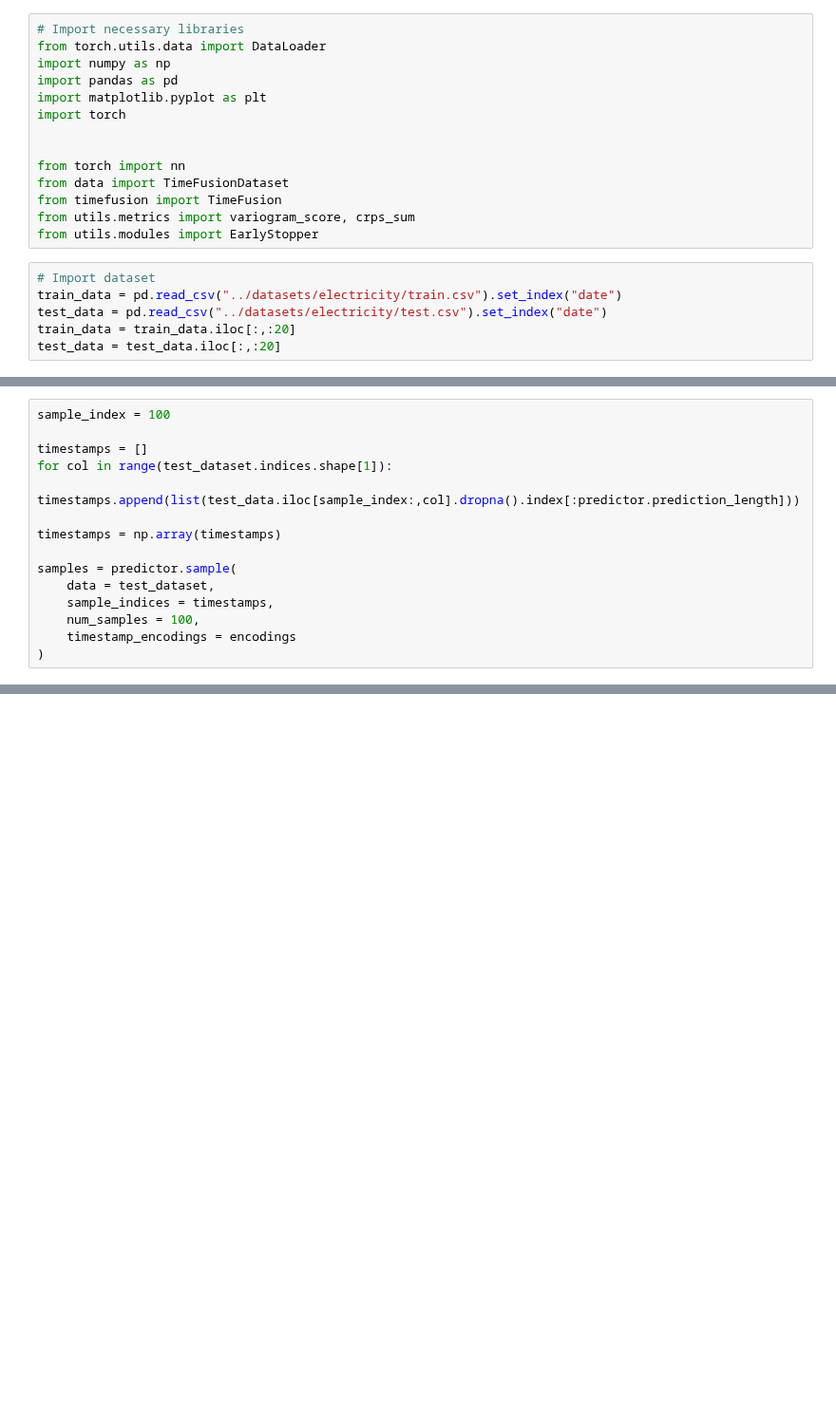
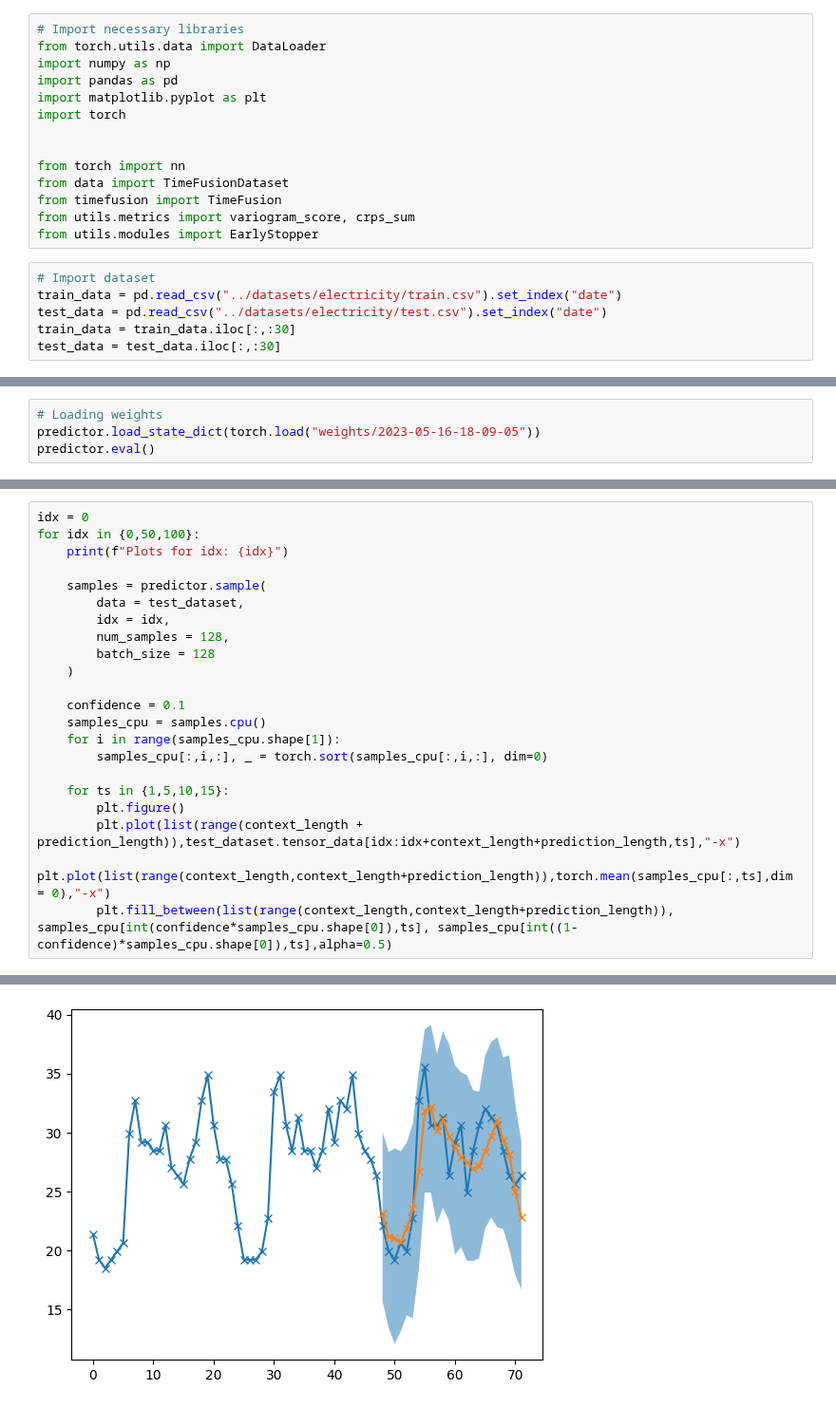
Before and after one commit to EdvardJSHolen/Final-Year-Project, a Jupyter notebook: TimeFusion/electricity.ipynb, the cells around one changed output, grey strips where cells are left out. Shown at 95% size. Cells and saved outputs as stored; diff of their text form; blank space fills up the shorter version.

```diff
--- a/TimeFusion/electricity.ipynb
+++ b/TimeFusion/electricity.ipynb
@@ -16,8 +16,8 @@ from utils.modules import EarlyStopper
 # Import dataset
 train_data = pd.read_csv("../datasets/electricity/train.csv").set_index("date")
 test_data = pd.read_csv("../datasets/electricity/test.csv").set_index("date")
-train_data = train_data.iloc[:,:20]
-test_data = test_data.iloc[:,:20]
+train_data = train_data.iloc[:,:30]
+test_data = test_data.iloc[:,:30]
 # %%
 if torch.cuda.is_available():
     device = torch.device("cuda:0")
@@ -106,15 +116,4 @@ FileNotFoundError: [Errno 2] No such file or directory: '../training_scripts/wei
-# %%
-sample_index = 100
-
-timestamps = []
-for col in range(test_dataset.indices.shape[1]):
-    timestamps.append(list(test_data.iloc[sample_index:,col].dropna().index[:predictor.prediction_length]))
-
-timestamps = np.array(timestamps)
-
-samples = predictor.sample(
-    data = test_dataset,
-    sample_indices = timestamps,
-    num_samples = 100,
-    timestamp_encodings = encodings
-)
+# %%
+# Loading weights
+predictor.load_state_dict(torch.load("weights/2023-05-16-18-09-05"))
+predictor.eval()
@@ -120,0 +134,23 @@ samples = predictor.sample(
+# %%
+idx = 0
+for idx in {0,50,100}:
+    print(f"Plots for idx: {idx}")
+
+    samples = predictor.sample(
+        data = test_dataset,
+        idx = idx,
+        num_samples = 128,
+        batch_size = 128
+    )
+
+    confidence = 0.1
+    samples_cpu = samples.cpu()
+    for i in range(samples_cpu.shape[1]):
+        samples_cpu[:,i,:], _ = torch.sort(samples_cpu[:,i,:], dim=0)
+
+    for ts in {1,5,10,15}:
+        plt.figure()
+        plt.plot(list(range(context_length + prediction_length)),test_dataset.tensor_data[idx:idx+context_length+prediction_length,ts],"-x")
+        plt.plot(list(range(context_length,context_length+prediction_length)),torch.mean(samples_cpu[:,ts],dim = 0),"-x")
+        plt.fill_between(list(range(context_length,context_length+prediction_length)), samples_cpu[int(confidence*samples_cpu.shape[0]),ts], samples_cpu[int((1-confidence)*samples_cpu.shape[0]),ts],alpha=0.5)
+# %% [output]
@@ -120,0 +160 @@ samples = predictor.sample(
+[figure, added]
```
Also changed, not shown: parts of 13 cells of this notebook, 4 other files.
